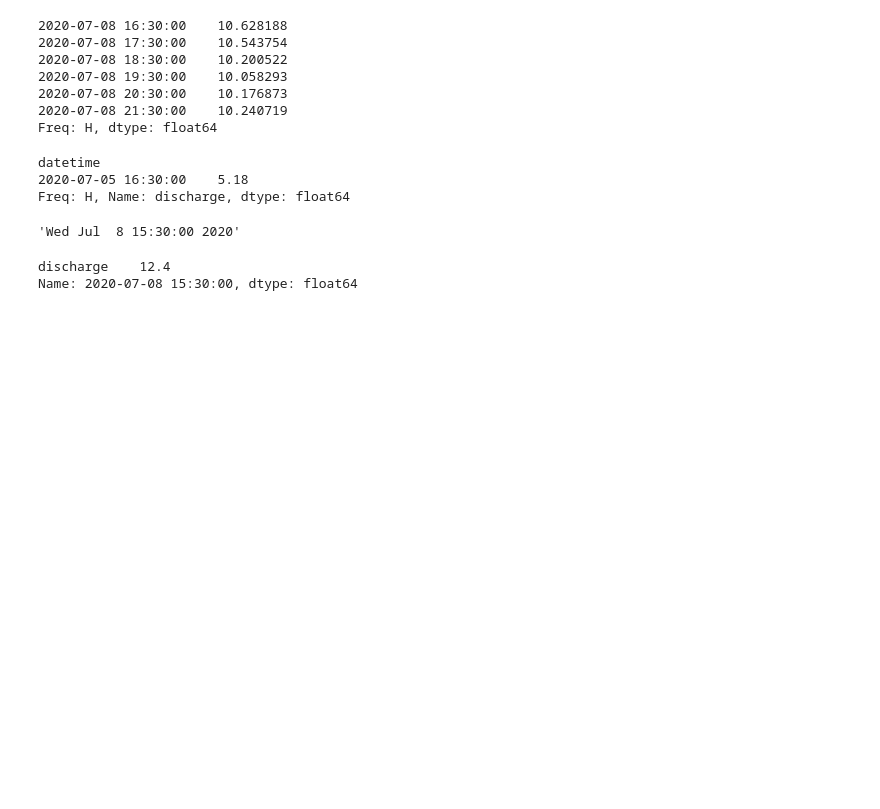
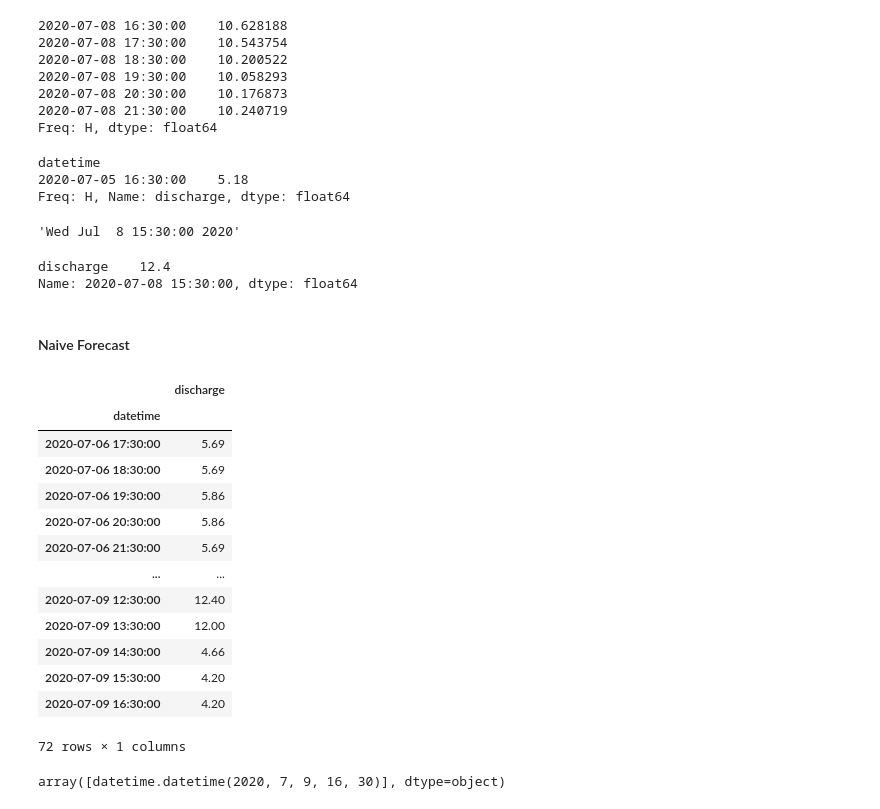
Before and after one commit to maxnolte/river_forecast, a Jupyter notebook: exploratory_analysis_hourly_data.ipynb, the cells around one changed output. Drawn from its saved outputs; the diff is of its cells as text; code cells hidden in the pictures; blank space fills up the shorter version.

Commit message:
added naive forecast

```diff
--- a/exploratory_analysis_hourly_data.ipynb
+++ b/exploratory_analysis_hourly_data.ipynb
@@ -415,3 +415,5 @@ data.iloc[-1]
 # %% [output]
 discharge    12.4
 Name: 2020-07-08 15:30:00, dtype: float64
+# %% [markdown]
+#### Naive Forecast
@@ -417,0 +422,21 @@ Name: 2020-07-08 15:30:00, dtype: float64
+# %%
+data
+# %% [output]
+|  | discharge |
+| datetime |  |
+| 2020-07-06 17:30:00 | 5.69 |
+| 2020-07-06 18:30:00 | 5.69 |
+| 2020-07-06 19:30:00 | 5.86 |
+| 2020-07-06 20:30:00 | 5.86 |
+| 2020-07-06 21:30:00 | 5.69 |
+| ... | ... |
+| 2020-07-09 12:30:00 | 12.40 |
+| 2020-07-09 13:30:00 | 12.00 |
+| 2020-07-09 14:30:00 | 4.66 |
+| 2020-07-09 15:30:00 | 4.20 |
+| 2020-07-09 16:30:00 | 4.20 |
+72 rows × 1 columns
+# %%
+data.iloc[-1:].index.to_pydatetime()
+# %% [output]
+array([datetime.datetime(2020, 7, 9, 16, 30)], dtype=object)
```
Also changed, not shown: parts of 4 cells of this notebook, 2 other files.
